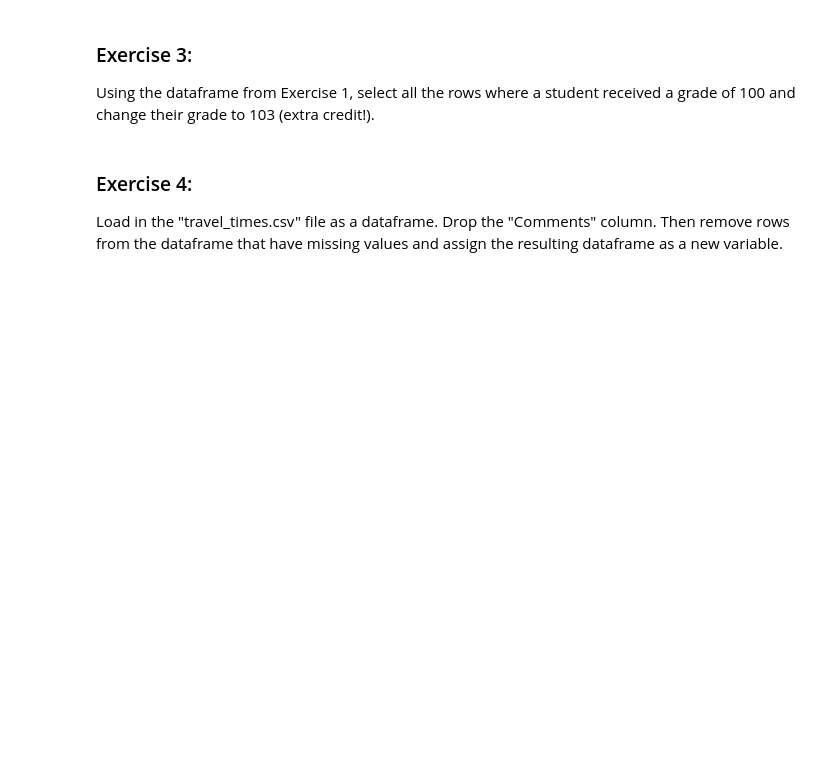
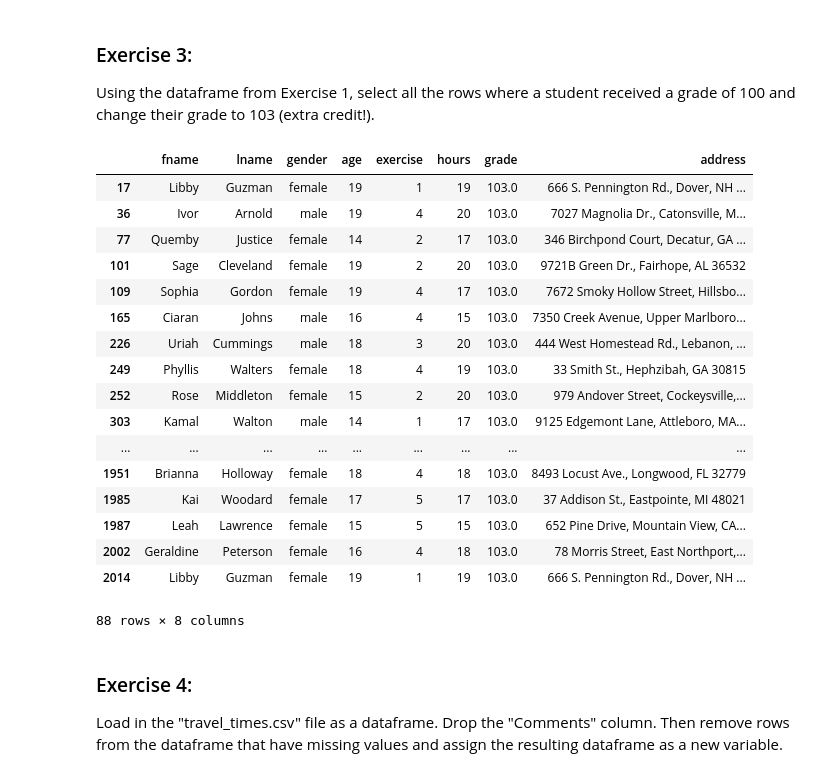
Before and after one commit to Emmy18github/DataAnalytics, a Jupyter notebook: Mod3Exercises.ipynb, the cells around one changed output. Cells and saved outputs as stored; diff of their text form; code cells hidden in the pictures; blank space fills up the shorter version.

```diff
--- a/Mod3Exercises.ipynb
+++ b/Mod3Exercises.ipynb
@@ -73,6 +74,27 @@ nodupedf.head()
 Using the dataframe from Exercise 1, select all the rows where a student received a grade of 100 and change their grade to 103 (extra credit!).
 # %%
 df.loc[df['grade'] == 100, 'grade'] = 103
+# %%
+df.loc[df['grade']==103]
+# %% [output]
+|  | fname | lname | gender | age | exercise | hours | grade | address |
+| 17 | Libby | Guzman | female | 19 | 1 | 19 | 103.0 | 666 S. Pennington Rd., Dover, NH ... |
+| 36 | Ivor | Arnold | male | 19 | 4 | 20 | 103.0 | 7027 Magnolia Dr., Catonsville, M... |
+| 77 | Quemby | Justice | female | 14 | 2 | 17 | 103.0 | 346 Birchpond Court, Decatur, GA ... |
+| 101 | Sage | Cleveland | female | 19 | 2 | 20 | 103.0 | 9721B Green Dr., Fairhope, AL 36532 |
+| 109 | Sophia | Gordon | female | 19 | 4 | 17 | 103.0 | 7672 Smoky Hollow Street, Hillsbo... |
+| 165 | Ciaran | Johns | male | 16 | 4 | 15 | 103.0 | 7350 Creek Avenue, Upper Marlboro... |
+| 226 | Uriah | Cummings | male | 18 | 3 | 20 | 103.0 | 444 West Homestead Rd., Lebanon, ... |
+| 249 | Phyllis | Walters | female | 18 | 4 | 19 | 103.0 | 33 Smith St., Hephzibah, GA 30815 |
+| 252 | Rose | Middleton | female | 15 | 2 | 20 | 103.0 | 979 Andover Street, Cockeysville,... |
+| 303 | Kamal | Walton | male | 14 | 1 | 17 | 103.0 | 9125 Edgemont Lane, Attleboro, MA... |
+| ... | ... | ... | ... | ... | ... | ... | ... | ... |
+| 1951 | Brianna | Holloway | female | 18 | 4 | 18 | 103.0 | 8493 Locust Ave., Longwood, FL 32779 |
+| 1985 | Kai | Woodard | female | 17 | 5 | 17 | 103.0 | 37 Addison St., Eastpointe, MI 48021 |
+| 1987 | Leah | Lawrence | female | 15 | 5 | 15 | 103.0 | 652 Pine Drive, Mountain View, CA... |
+| 2002 | Geraldine | Peterson | female | 16 | 4 | 18 | 103.0 | 78 Morris Street, East Northport,... |
+| 2014 | Libby | Guzman | female | 19 | 1 | 19 | 103.0 | 666 S. Pennington Rd., Dover, NH ... |
+88 rows × 8 columns
 # %% [markdown]
 ### Exercise 4:
 
```
Also changed, not shown: parts of 10 cells of this notebook.
